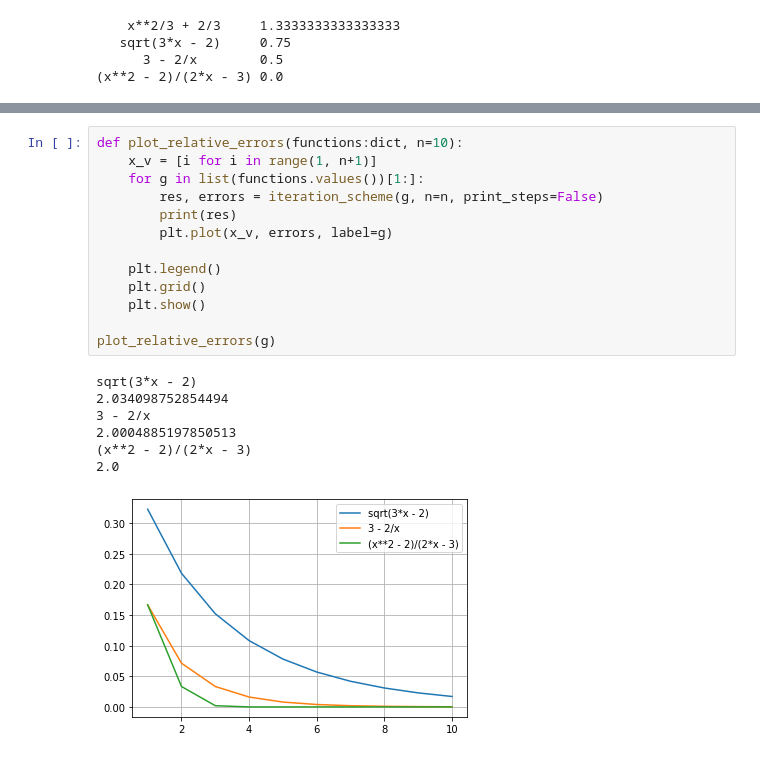
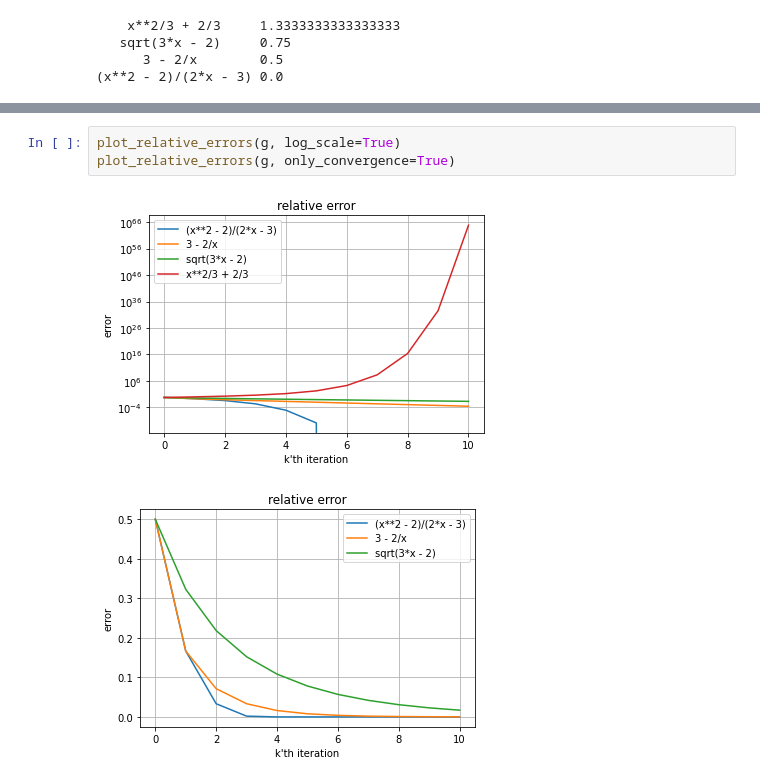
Before and after one commit to RysiekPrecikowski/MOwNiT, a Jupyter notebook: lab6.ipynb, the cells around one changed output, grey strips where cells are left out. Drawn from its saved outputs; the diff is of its cells as text.

```diff
--- a/lab6.ipynb
+++ b/lab6.ipynb
@@ -105,22 +143,7 @@ iteration_scheme(g[3])[0]
-# %%
-def plot_relative_errors(functions:dict, n=10):
-    x_v = [i for i in range(1, n+1)]
-    for g in list(functions.values())[1:]:
-        res, errors = iteration_scheme(g, n=n, print_steps=False)
-        print(res)
-        plt.plot(x_v, errors, label=g)
-
-    plt.legend()
-    plt.grid()
-    plt.show()
-
-plot_relative_errors(g)
-# %% [output]
-sqrt(3*x - 2)
-2.034098752854494
-3 - 2/x
-2.0004885197850513
-(x**2 - 2)/(2*x - 3)
-2.0
-[figure, removed]
+# %%
+plot_relative_errors(g, log_scale=True)
+plot_relative_errors(g, only_convergence=True)
+# %% [output]
+[figure, added]
+[figure, added]
 # %%
```
Also changed, not shown: parts of 9 cells of this notebook.
